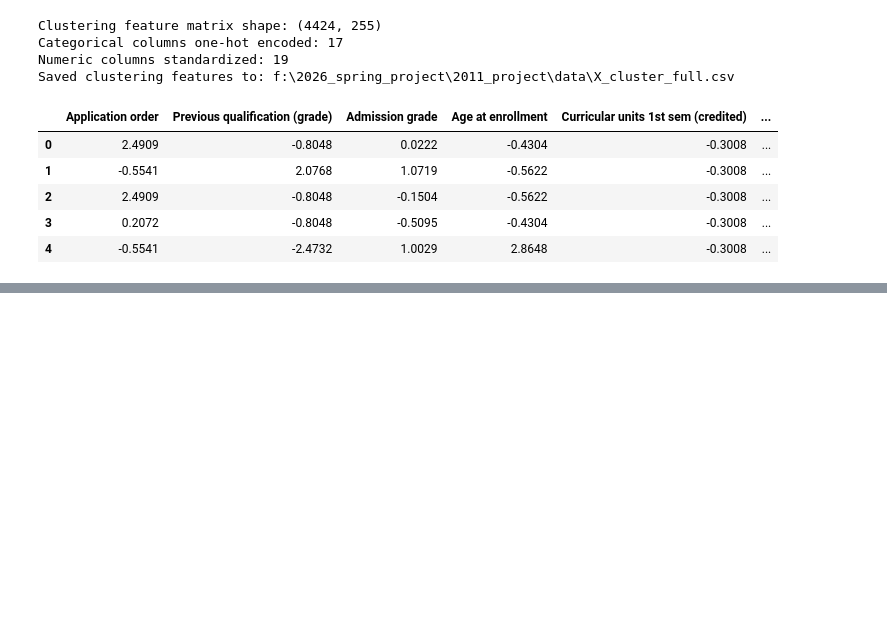
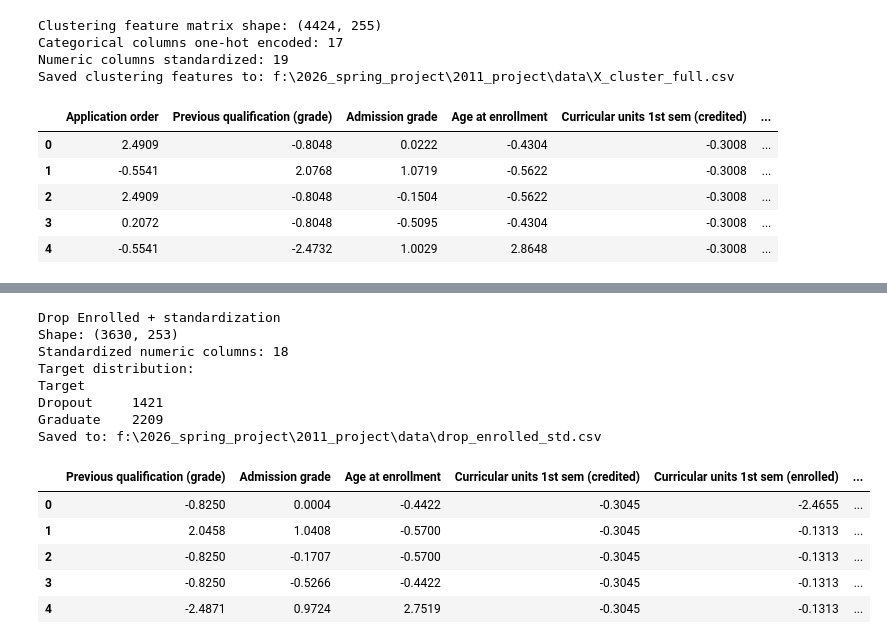
Before and after one commit to NathanTong0921/Machine-Learning-Project, a Jupyter notebook: preprocess/preprocessing.ipynb, the cells around one changed output, grey strips where cells are left out. Drawn from its saved outputs; the diff is of its cells as text; code cells hidden in the pictures; blank space fills up the shorter version.

```diff
--- a/preprocess/preprocessing.ipynb
+++ b/preprocess/preprocessing.ipynb
@@ -653,0 +761,33 @@ Saved clustering features to: f:\2026_spring_project\2011_project\data\X_cluster
+# %%
+drop_enrolled_std_df, standardized_numeric_columns = build_variant_dataset(
+    drop_enrolled=True,
+    standardize_numeric=True,
+    )
+
+drop_enrolled_std_path = PROJECT_ROOT / "data" / "drop_enrolled_std.csv"
+drop_enrolled_std_path.parent.mkdir(parents=True, exist_ok=True)
+drop_enrolled_std_df.to_csv(drop_enrolled_std_path, index=False)
+
+print("Drop Enrolled + standardization")
+print(f"Shape: {drop_enrolled_std_df.shape}")
+print(f"Standardized numeric columns: {len(standardized_numeric_columns)}")
+print("Target distribution:")
+print(drop_enrolled_std_df[VARIANT_TARGET_COL].value_counts().sort_index().to_string())
+print(f"Saved to: {drop_enrolled_std_path}")
+
+drop_enrolled_std_df.head()
+# %% [output]
+Drop Enrolled + standardization
+Shape: (3630, 253)
+Standardized numeric columns: 18
+Target distribution:
+Target
+Dropout     1421
+Graduate    2209
+Saved to: f:\2026_spring_project\2011_project\data\drop_enrolled_std.csv
+|  | Previous qualification (grade) | Admission grade | Age at enrollment | Curricular units 1st sem (credited) | Curricular units 1st sem (enrolled) | ... |
+| 0 | -0.8250 | 0.0004 | -0.4422 | -0.3045 | -2.4655 | ... |
+| 1 | 2.0458 | 1.0408 | -0.5700 | -0.3045 | -0.1313 | ... |
+| 2 | -0.8250 | -0.1707 | -0.5700 | -0.3045 | -0.1313 | ... |
+| 3 | -0.8250 | -0.5266 | -0.4422 | -0.3045 | -0.1313 | ... |
+| 4 | -2.4871 | 0.9724 | 2.7519 | -0.3045 | -0.1313 | ... |
```
Also changed, not shown: parts of 4 cells of this notebook, 4 other files.
